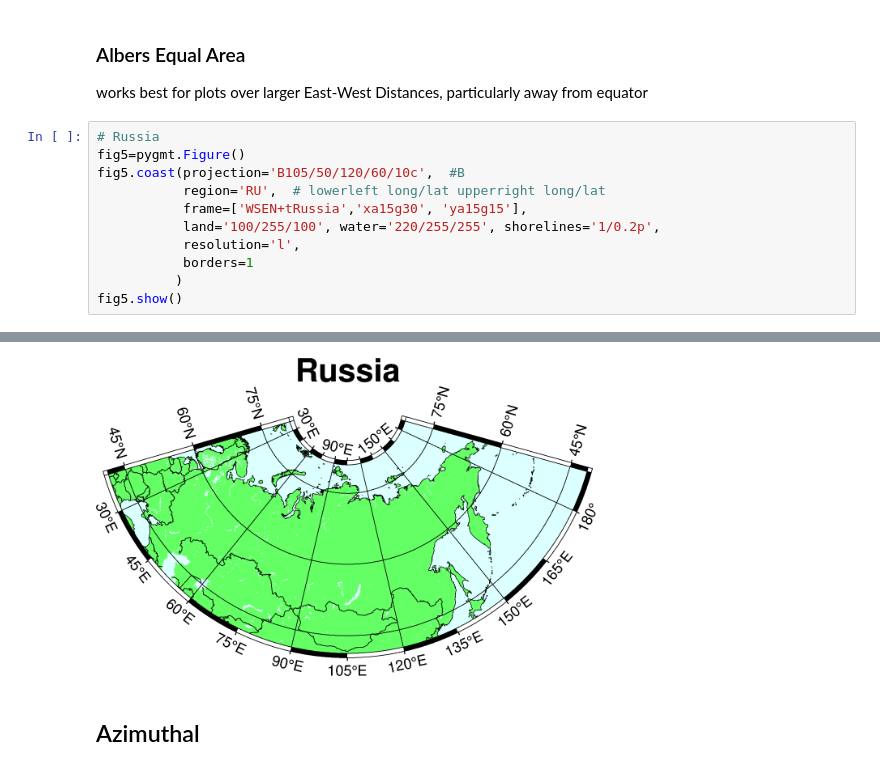
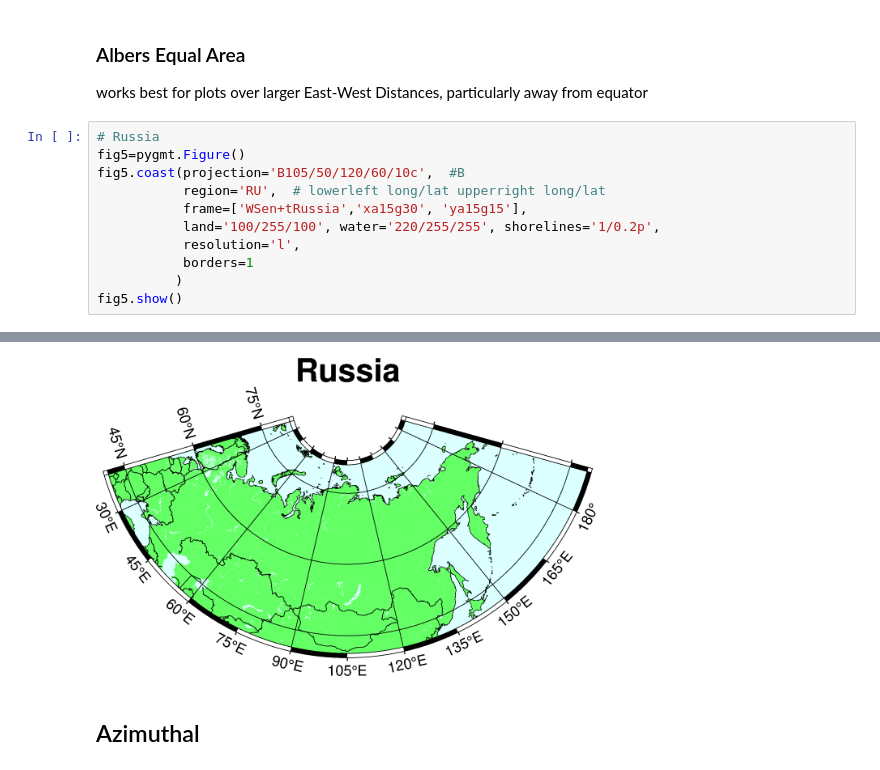
Before and after one commit to avnewman/pyGMT-Tutorial, a Jupyter notebook: Mapping_projections.ipynb, the cells around one changed output, grey strips where cells are left out. Drawn from its saved outputs; the diff is of its cells as text.

```diff
--- a/Mapping_projections.ipynb
+++ b/Mapping_projections.ipynb
@@ -84,7 +84,7 @@ works best for plots over larger East-West Distances, particularly away from equ
 fig5=pygmt.Figure()
 fig5.coast(projection='B105/50/120/60/10c',  #B
            region='RU',  # lowerleft long/lat upperright long/lat
-           frame=['WSEN+tRussia','xa15g30', 'ya15g15'],
+           frame=['WSen+tRussia','xa15g30', 'ya15g15'],
            land='100/255/100', water='220/255/255', shorelines='1/0.2p',
            resolution='l',
            borders=1
@@ -97,4 +94,4 @@ coast [WARNING]: Decrease or increase MAP_ANNOT_MIN_SPACING to see more or fewer
-[figure, old version]
+[figure, new version]
 # %% [markdown]
 ## Azimuthal
 # %% [markdown]
```
Also changed, not shown: parts of 2 cells of this notebook, 1 other file.
